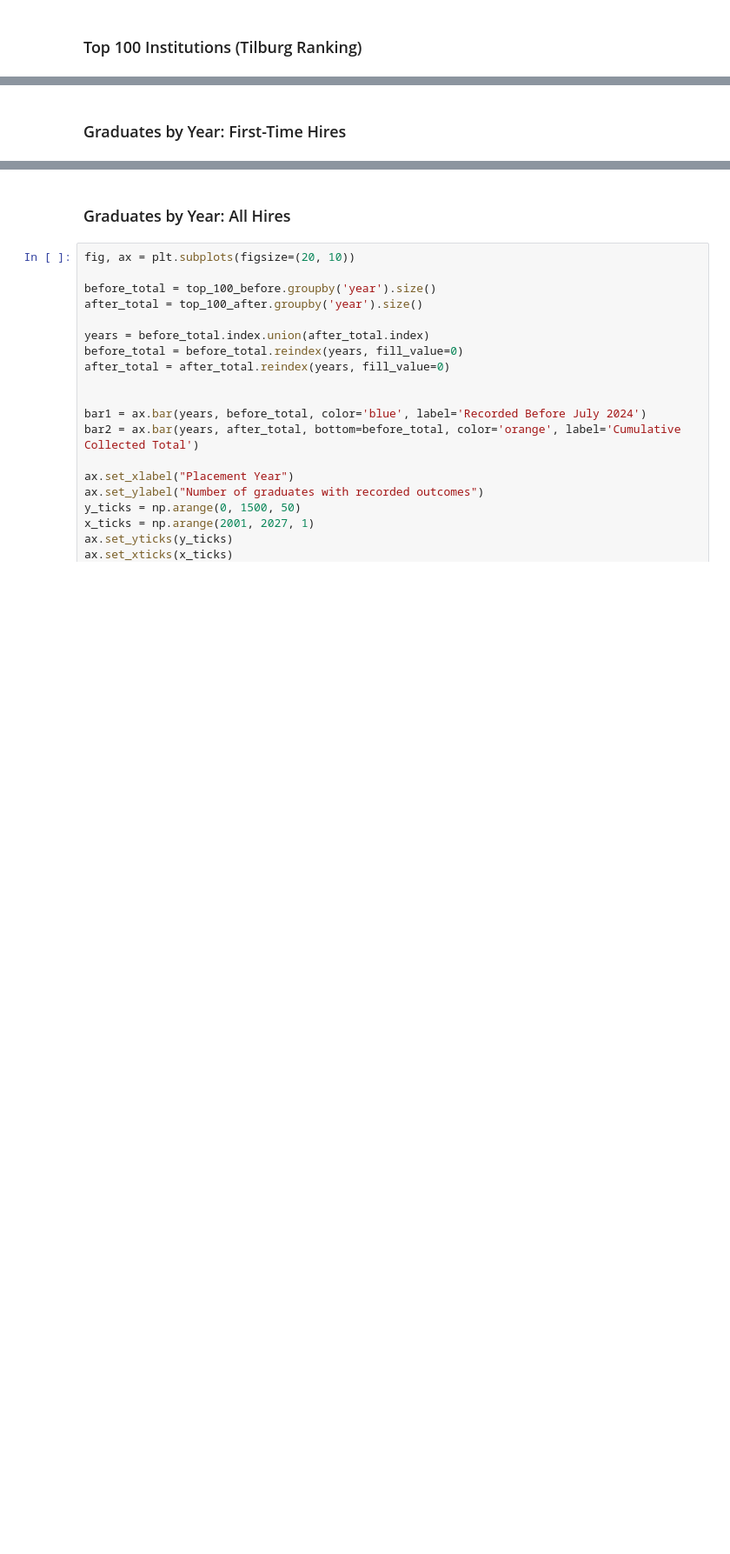
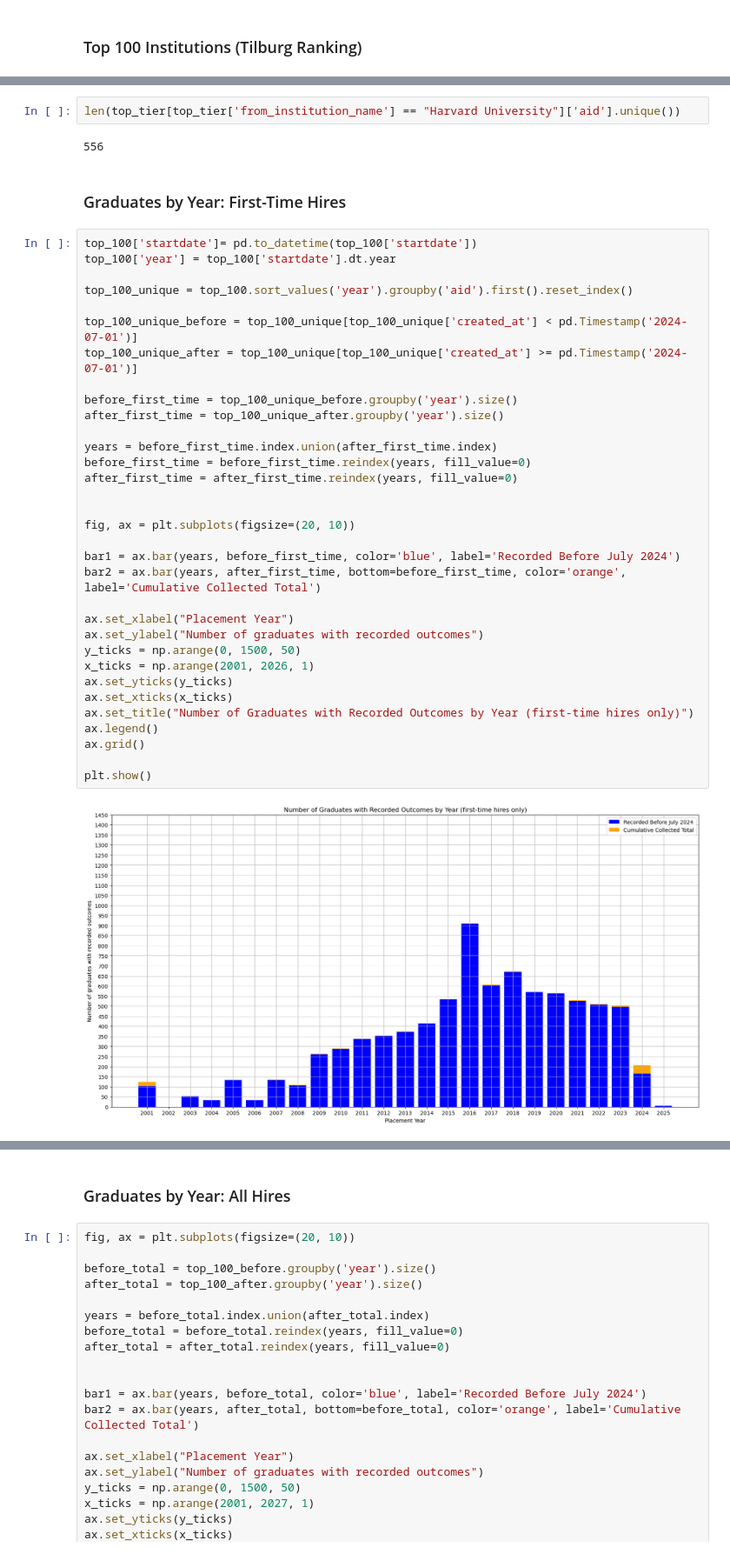
Before and after one commit to michaelpetersubc/mapinator, a Jupyter notebook: mapinator_readme/2024_update/mapinator_readme_2024.ipynb, the cells around one changed output, grey strips where cells are left out. Shown at 87% size. Saved outputs shown, nothing was run; the diff lists cells and outputs as text; blank space fills up the shorter version.

```diff
--- a/mapinator_readme/2024_update/mapinator_readme_2024.ipynb
+++ b/mapinator_readme/2024_update/mapinator_readme_2024.ipynb
@@ -52,2 +136,41 @@ plt.show()
+# %%
+len(top_tier[top_tier['from_institution_name'] == "Harvard University"]['aid'].unique())
+# %% [output]
+556
 # %% [markdown]
 ### Graduates by Year: First-Time Hires
+# %%
+top_100['startdate']= pd.to_datetime(top_100['startdate'])
+top_100['year'] = top_100['startdate'].dt.year
+
+top_100_unique = top_100.sort_values('year').groupby('aid').first().reset_index()
+
+top_100_unique_before = top_100_unique[top_100_unique['created_at'] < pd.Timestamp('2024-07-01')]
+top_100_unique_after = top_100_unique[top_100_unique['created_at'] >= pd.Timestamp('2024-07-01')]
+
+before_first_time = top_100_unique_before.groupby('year').size()
+after_first_time = top_100_unique_after.groupby('year').size()
+
+years = before_first_time.index.union(after_first_time.index)
+before_first_time = before_first_time.reindex(years, fill_value=0)
+after_first_time = after_first_time.reindex(years, fill_value=0)
+
+
+fig, ax = plt.subplots(figsize=(20, 10))
+
+bar1 = ax.bar(years, before_first_time, color='blue', label='Recorded Before July 2024')
+bar2 = ax.bar(years, after_first_time, bottom=before_first_time, color='orange', label='Cumulative Collected Total')
+
+ax.set_xlabel("Placement Year")
+ax.set_ylabel("Number of graduates with recorded outcomes")
+y_ticks = np.arange(0, 1500, 50)
+x_ticks = np.arange(2001, 2026, 1)
+ax.set_yticks(y_ticks)
+ax.set_xticks(x_ticks)
+ax.set_title("Number of Graduates with Recorded Outcomes by Year (first-time hires only)")
+ax.legend()
+ax.grid()
+
+plt.show()
+# %% [output]
+[figure, added]
```
Also changed, not shown: parts of 15 cells of this notebook, 4 other files.
